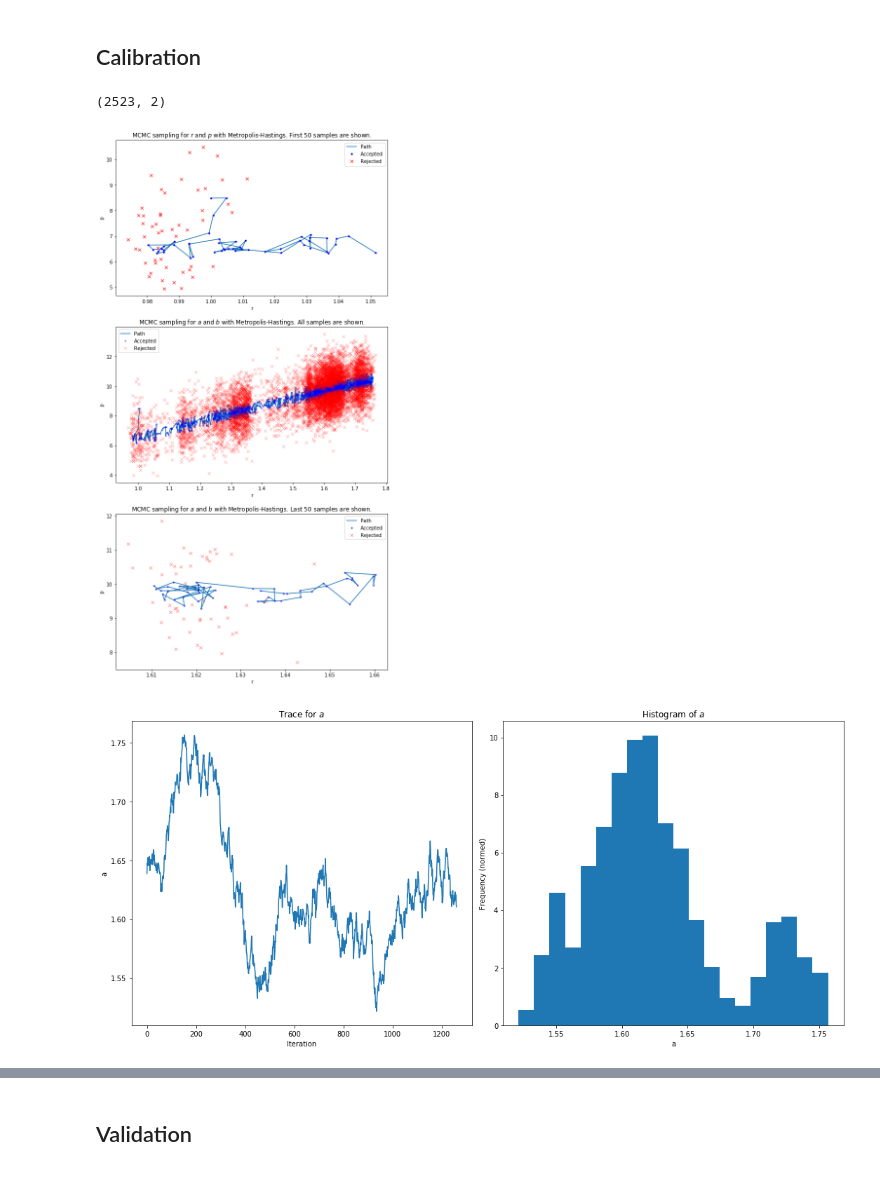
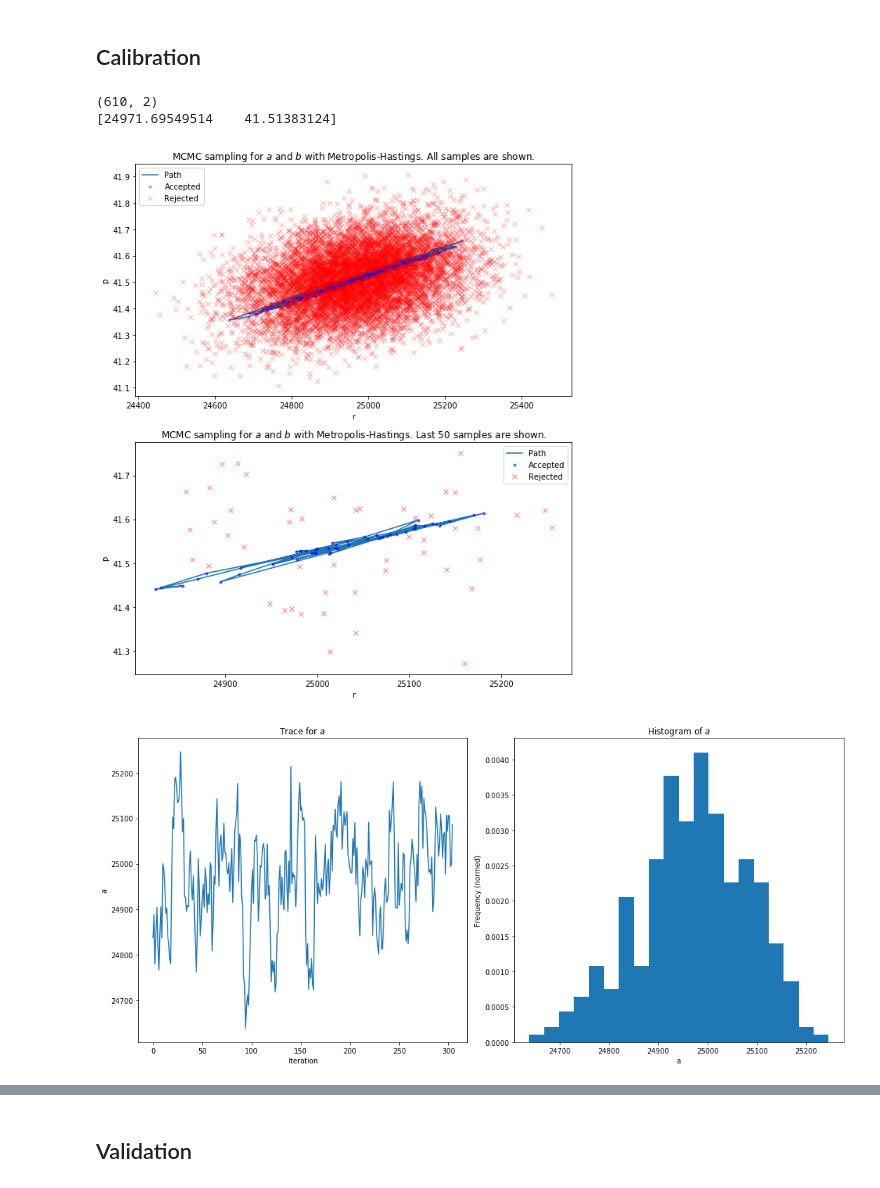
Before and after one commit to prashjha/StudyCovid19, a Jupyter notebook: process/bayesian/Assignment on Bayesian Inversion.ipynb, the cells around one changed output, grey strips where cells are left out. Drawn from its saved outputs; the diff is of its cells as text; code cells hidden in the pictures.

```diff
--- a/process/bayesian/Assignment on Bayesian Inversion.ipynb
+++ b/process/bayesian/Assignment on Bayesian Inversion.ipynb
@@ -59,12 +59,9 @@ import matplotlib.pyplot as plt
 from models import model1, model2, model3
 # %%
 # prepare data
-df = pd.read_csv('Korea, South.csv',header=None)
+country = 'US'
+df = pd.read_csv(country+'.csv',header=None)
 data = np.array(df)
-
-# # normalization
-# y_end = data[-1,1]
-# data[:,1] = data[:,1]/y_end
 
 # split into calibration and validation sets
 data_c = data[:50,:]
@@ -87,12 +84,17 @@ noise_arg = 1.
 
 # model 3
 model = model3
-fix_params = [data[0,1],100.,2]  # T=100, p=2
-trans_param = [0.005,1]
-param_init = [1,10]
+model_args = {}
+model_args['Korea, South'] = [ [[data[0,1],100.,4], [.1,.00005], [19000,10.6]], \
+                               [[data[0,1],100.,4], [.1,.00005], [10740,6.5]] ]
+# model_args['US'] = [ [[data[0,1],100.,2], [100,1], [575000,20]], \
+#                      [[data[0,1],100.,2], [100,1], [775000,12]] ]  # not well
+model_args['US'] = [ [[data[0,1],100.,4], [100,.1], [25000,41.6]], \
+                     [[data[0,1],100.,4], [.1,.0001], [646300,132.5]] ]
+
 def prior(theta):
     if theta[0]<0 or theta[1]<0:   # a>0,b>0
-        return 1e-8
+        return 0
     return 1
 # %%
 plt.plot(data[:,0],data[:,1])
@@ -162,7 +164,7 @@ def show_mcmc(accepted, rejected):
     ax.legend()
     ax.set_title("MCMC sampling for $a$ and $b$ with Metropolis-Hastings. Last 50 samples are shown.")
 # %%
-def show_param_distribution(accepted, rejected，burn_in=0.5):
+def show_param_distribution(accepted, rejected, burn_in=0.5):
     show=int(-(1-burn_in)*accepted.shape[0])
     hist_show=int((1-burn_in)*accepted.shape[0])
 
@@ -194,11 +196,20 @@ def show_param_distribution(accepted, rejected，burn_in=0.5):
 # %% [markdown]
 ## Calibration
 # %%
-accepted, rejected = solve_with_bayessian_mcmc(model, fix_params, trans_params, param_init, iterations=10000, data=data_c)
+fix_params = model_args[country][0][0]
+trans_param = model_args[country][0][1]
+param_init = model_args[country][0][2]
+
+accepted, rejected = solve_with_bayessian_mcmc(model, fix_params, trans_param, param_init, iterations=10000, data=data_c)
 print(accepted.shape)
 show_mcmc(accepted, rejected)
 show_param_distribution(accepted, rejected)
+
+accepted_burned = accepted[-int((1-0.5)*len(accepted)):]
+theta_opt = sum(accepted_burned)/len(accepted_burned)
+print(theta_opt)
 # %% [output]
-(2523, 2)
+(610, 2)
+[24971.69549514    41.51383124]
-[figure, old version]
+[figure, new version]
-[figure, old version]
+[figure, new version]
```
Also changed, not shown: parts of 8 cells of this notebook.
